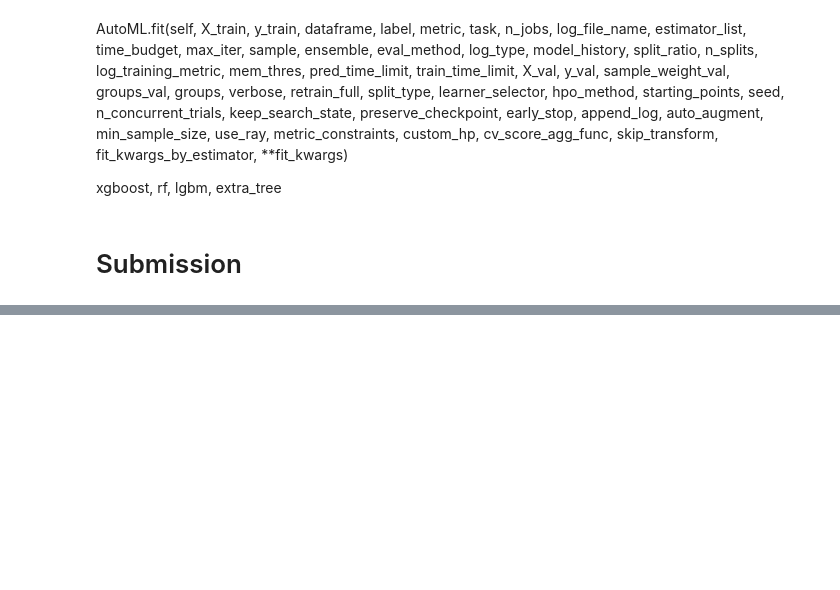
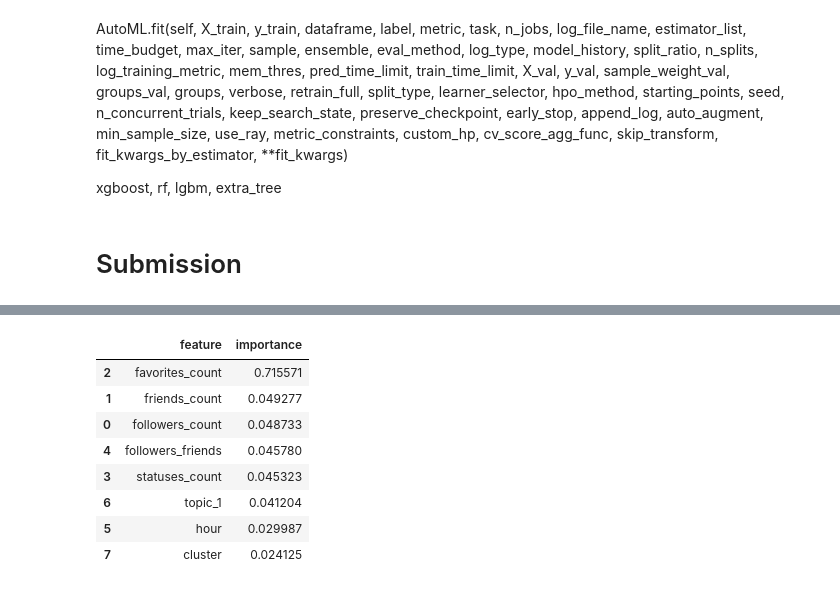
Before and after one commit to antoinegleisberg/INF554_kaggle, a Jupyter notebook: AutoMLModif.ipynb, the cells around one changed output, grey strips where cells are left out. Saved outputs shown, nothing was run; the diff lists cells and outputs as text; code cells hidden in the pictures; blank space fills up the shorter version.

```diff
--- a/AutoMLModif.ipynb
+++ b/AutoMLModif.ipynb
@@ -328 +321,13 @@ sbn.heatmap(rearranged_cov, annot=True, cmap="RdBu_r", center=0)
+# %%
+feature_importance.sort_values(by='importance', ascending=False)
+# %% [output]
+|  | feature | importance |
+| 2 | favorites_count | 0.715571 |
+| 1 | friends_count | 0.049277 |
+| 0 | followers_count | 0.048733 |
+| 4 | followers_friends | 0.045780 |
+| 3 | statuses_count | 0.045323 |
+| 6 | topic_1 | 0.041204 |
+| 5 | hour | 0.029987 |
+| 7 | cluster | 0.024125 |
 # %%
```
Also changed, not shown: parts of 19 cells of this notebook.
